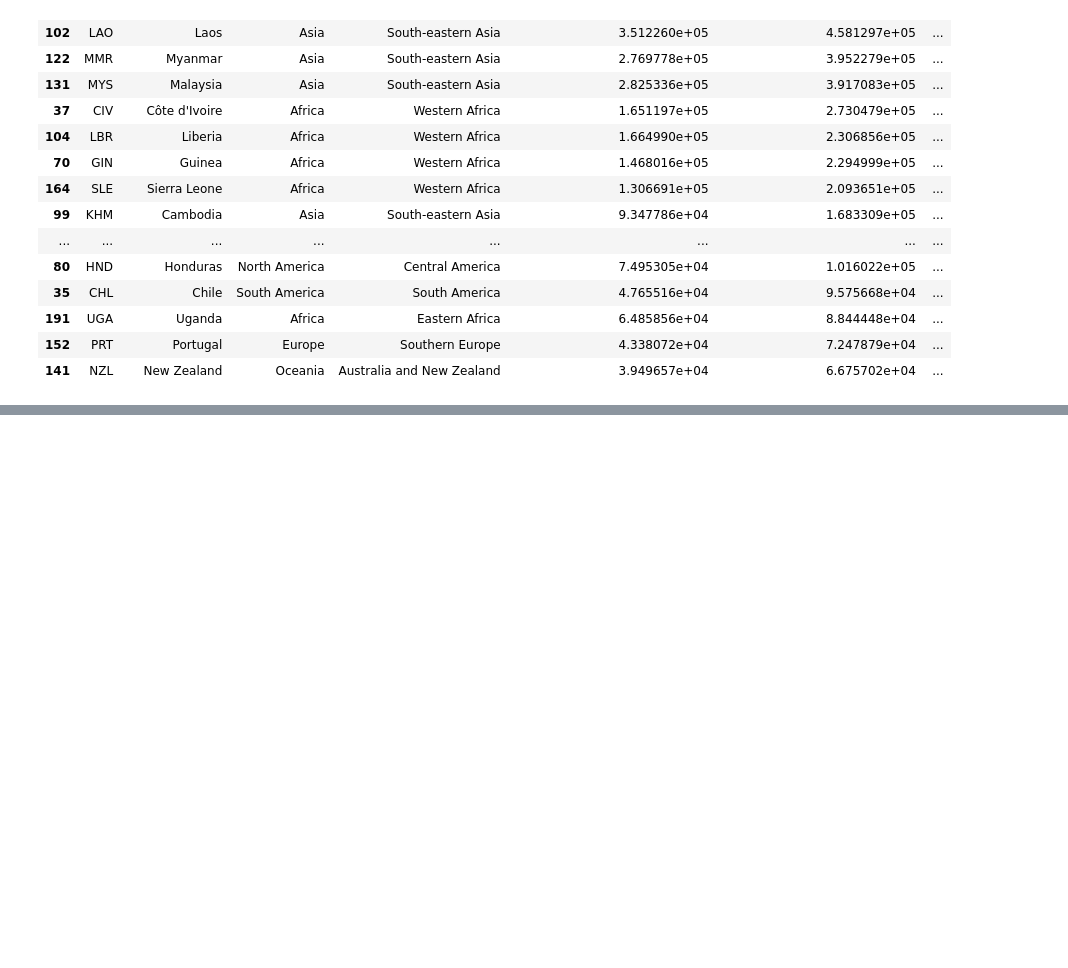
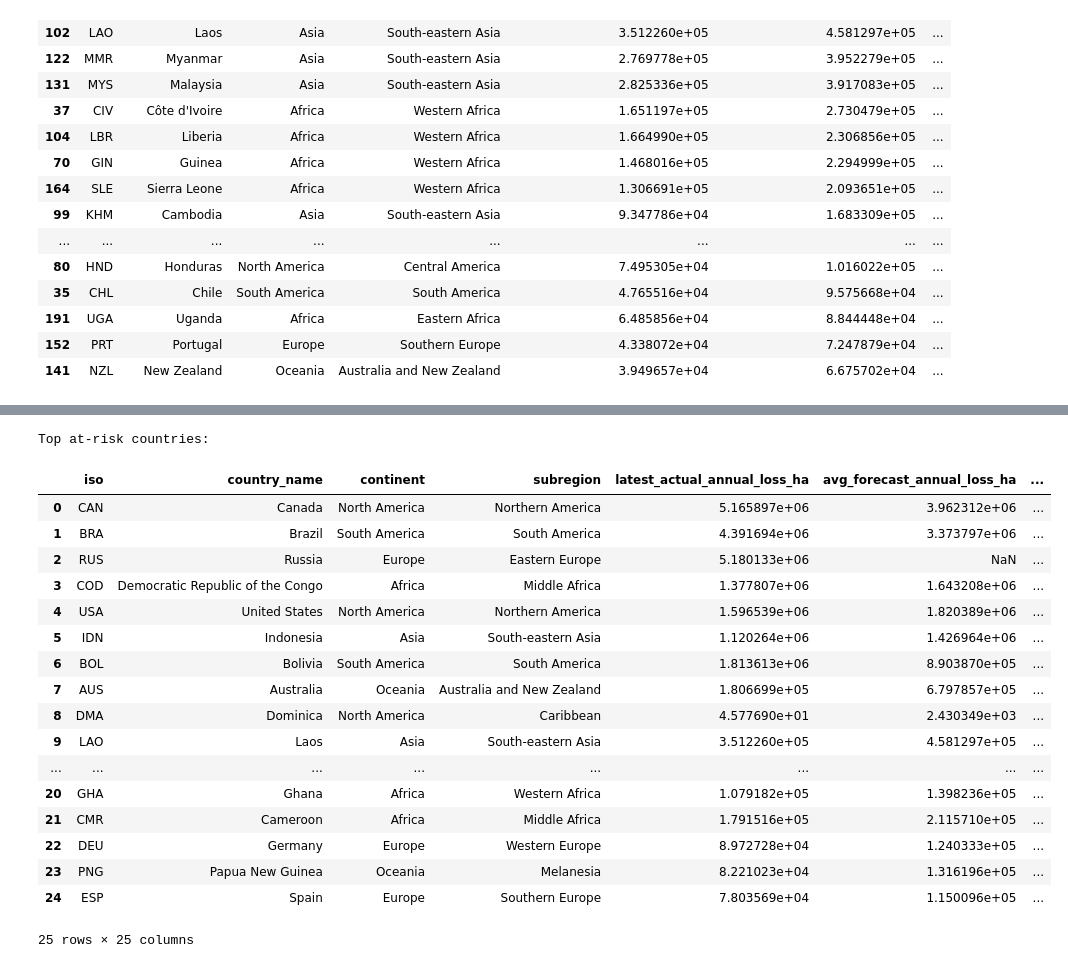
Before and after one commit to CH-CHISAKA/GlobalForestAnalysis, a Jupyter notebook: world_forest_distribution.ipynb, the cells around one changed output, grey strips where cells are left out. Drawn from its saved outputs; the diff is of its cells as text; code cells hidden in the pictures; blank space fills up the shorter version.

```diff
--- a/world_forest_distribution.ipynb
+++ b/world_forest_distribution.ipynb
@@ -2539,0 +3042,30 @@ plt.show()
+# %%
+# ---------------------------------------------------------
+# TOP AT-RISK COUNTRIES
+# ---------------------------------------------------------
+'''Inspect top at-risk countries
+This combines historical slope and forecast indicators into a composite risk score.
+'''
+
+print("Top at-risk countries:")
+display(top_at_risk_countries.head(25))
+# %% [output]
+Top at-risk countries:
+|  | iso | country_name | continent | subregion | latest_actual_annual_loss_ha | avg_forecast_annual_loss_ha | ... |
+| 0 | CAN | Canada | North America | Northern America | 5.165897e+06 | 3.962312e+06 | ... |
+| 1 | BRA | Brazil | South America | South America | 4.391694e+06 | 3.373797e+06 | ... |
+| 2 | RUS | Russia | Europe | Eastern Europe | 5.180133e+06 | NaN | ... |
+| 3 | COD | Democratic Republic of the Congo | Africa | Middle Africa | 1.377807e+06 | 1.643208e+06 | ... |
+| 4 | USA | United States | North America | Northern America | 1.596539e+06 | 1.820389e+06 | ... |
+| 5 | IDN | Indonesia | Asia | South-eastern Asia | 1.120264e+06 | 1.426964e+06 | ... |
+| 6 | BOL | Bolivia | South America | South America | 1.813613e+06 | 8.903870e+05 | ... |
+| 7 | AUS | Australia | Oceania | Australia and New Zealand | 1.806699e+05 | 6.797857e+05 | ... |
+| 8 | DMA | Dominica | North America | Caribbean | 4.577690e+01 | 2.430349e+03 | ... |
+| 9 | LAO | Laos | Asia | South-eastern Asia | 3.512260e+05 | 4.581297e+05 | ... |
+| ... | ... | ... | ... | ... | ... | ... | ... |
+| 20 | GHA | Ghana | Africa | Western Africa | 1.079182e+05 | 1.398236e+05 | ... |
+| 21 | CMR | Cameroon | Africa | Middle Africa | 1.791516e+05 | 2.115710e+05 | ... |
+| 22 | DEU | Germany | Europe | Western Europe | 8.972728e+04 | 1.240333e+05 | ... |
+| 23 | PNG | Papua New Guinea | Oceania | Melanesia | 8.221023e+04 | 1.316196e+05 | ... |
+| 24 | ESP | Spain | Europe | Southern Europe | 7.803569e+04 | 1.150096e+05 | ... |
+25 rows × 25 columns
```
Also changed, not shown: parts of 11 cells of this notebook.
